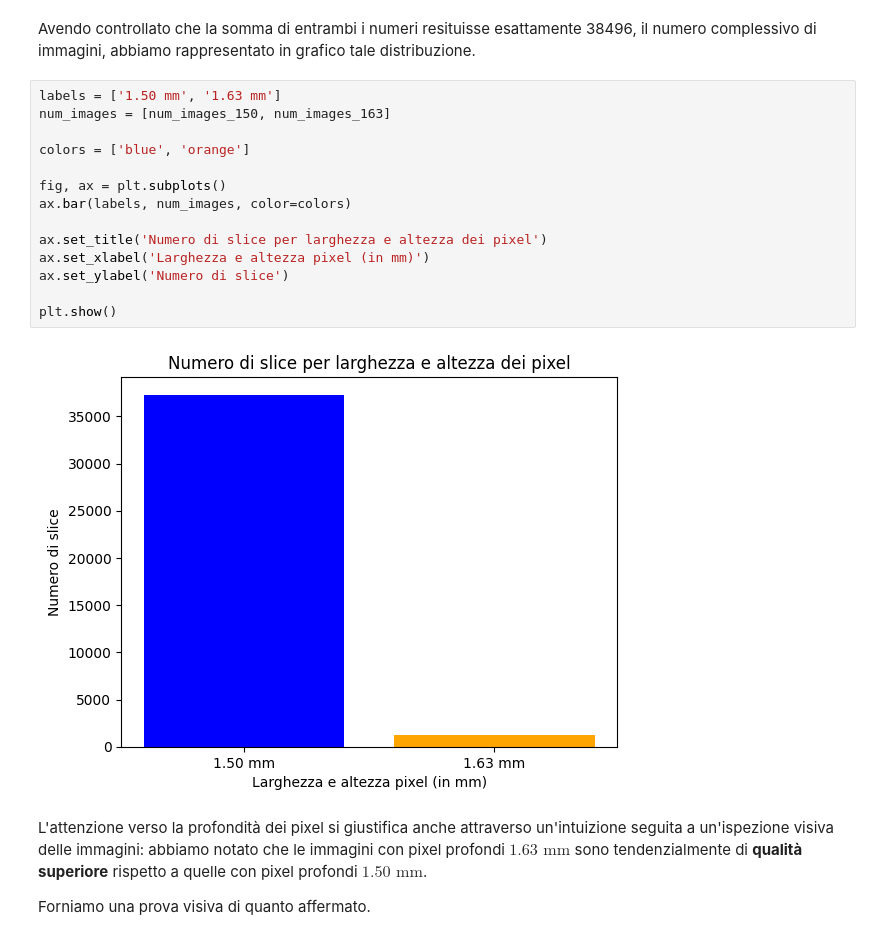
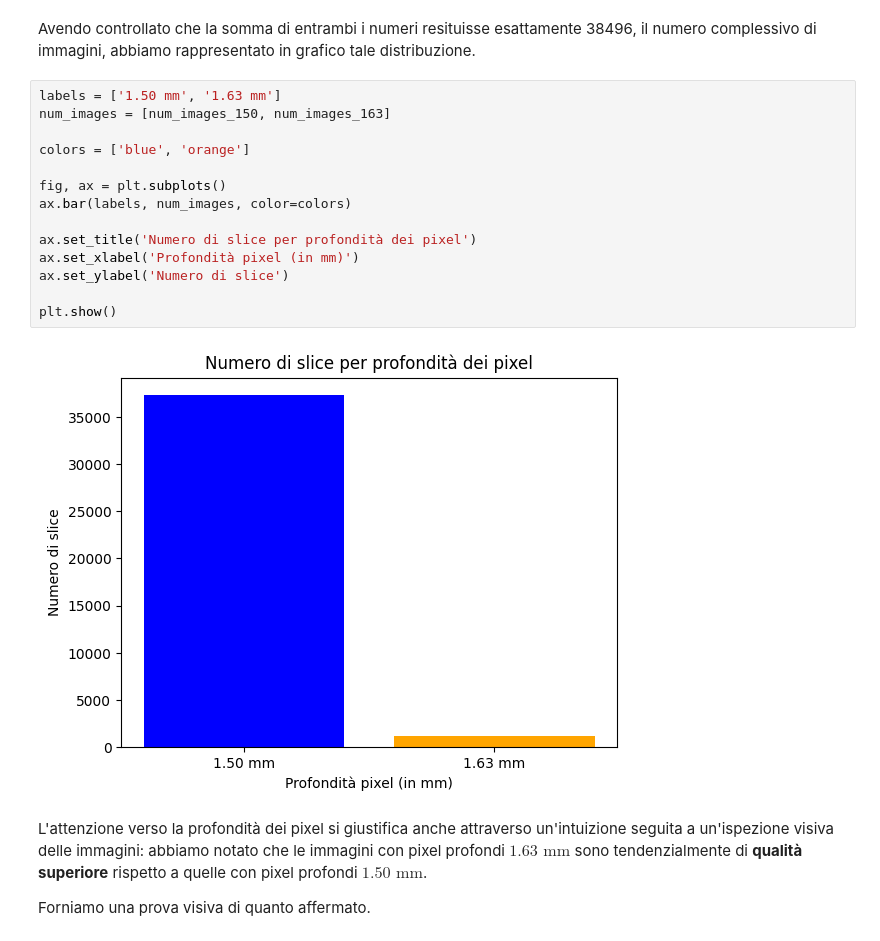
Before and after one commit to justdoit1897/BD-Image-Segmentation-Project, a Jupyter notebook: notebook.ipynb, the cells around one changed output. Cells and saved outputs as stored; diff of their text form.

```diff
--- a/notebook.ipynb
+++ b/notebook.ipynb
@@ -286,19 +360,19 @@ Avendo controllato che la somma di entrambi i numeri resituisse esattamente 3849
 # %%
 labels = ['1.50 mm', '1.63 mm']
 num_images = [num_images_150, num_images_163]
 
 colors = ['blue', 'orange']
 
 fig, ax = plt.subplots()
 ax.bar(labels, num_images, color=colors)
 
-ax.set_title('Numero di slice per larghezza e altezza dei pixel')
-ax.set_xlabel('Larghezza e altezza pixel (in mm)')
+ax.set_title('Numero di slice per profondità dei pixel')
+ax.set_xlabel('Profondità pixel (in mm)')
 ax.set_ylabel('Numero di slice')
 
 plt.show()
 # %% [output]
-[figure, old version]
+[figure, new version]
 # %% [markdown]
 L'attenzione verso la profondità dei pixel si giustifica anche attraverso un'intuizione seguita a un'ispezione visiva delle immagini: abbiamo notato che le immagini con pixel profondi $1.63 \text{ mm}$ sono tendenzialmente di **qualità superiore** rispetto a quelle con pixel profondi $1.50 \text{ mm}$.
 
```
Also changed, not shown: parts of 35 cells of this notebook, 2 other files.
